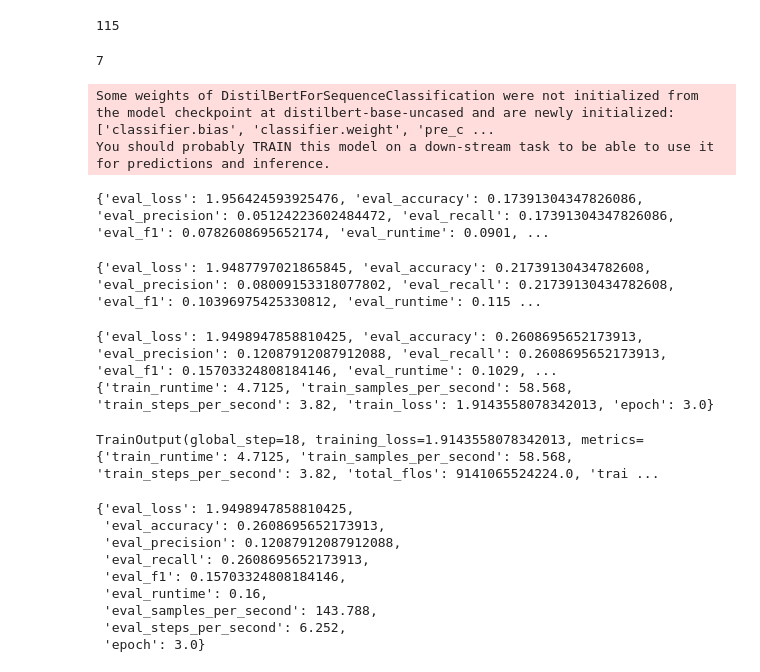
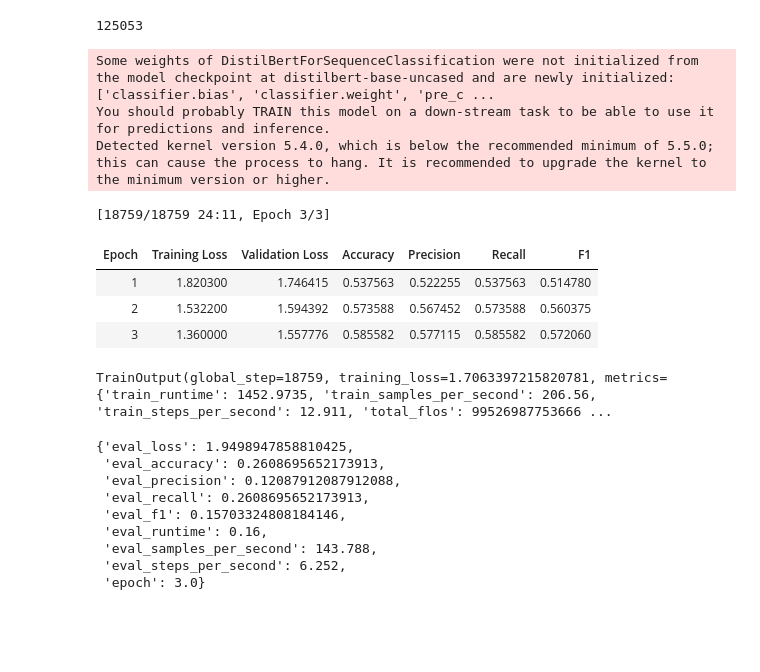
Before and after one commit to alessiogiovagnini/bug-triaging, a Jupyter notebook: testTraining.ipynb, the cells around one changed output. Saved outputs shown, nothing was run; the diff lists cells and outputs as text; code cells hidden in the pictures; blank space fills up the shorter version.

Commit message:
improved training and added label json

```diff
--- a/testTraining.ipynb
+++ b/testTraining.ipynb
@@ -101,8 +111,8 @@ model_name = 'distilbert-base-uncased'
 tokenizer = AutoTokenizer.from_pretrained(model_name)
 
 # Tokenize the input titles
-inputs = tokenizer(titles, padding=True, truncation=True, return_tensors='pt', max_length=128)
-# inputs = tokenizer(titles, padding=True, truncation=True, return_tensors='pt', max_length=128).to("cuda")
+# inputs = tokenizer(titles, padding=True, truncation=True, return_tensors='pt', max_length=128)
+inputs = tokenizer(titles, padding=True, truncation=True, return_tensors='pt', max_length=128).to("cuda")
 # %%
 from datasets import Dataset
 
@@ -117,10 +127,8 @@ dataset = Dataset.from_dict({
 train_test = dataset.train_test_split(test_size=0.2)
 train_dataset = train_test['train']
 test_dataset = train_test['test']
-
-len(labels)
 # %% [output]
-115
+125053
 # %%
 import evaluate
 import numpy as np
@@ -137,7 +145,7 @@ def compute_metrics(eval_pred):
     predictions = np.argmax(logits, axis=-1)
 
     accuracy = accuracy_metric.compute(predictions=predictions, references=labels)
-    precision = precision_metric.compute(predictions=predictions, references=labels, average='weighted')
+    precision = precision_metric.compute(predictions=predictions, references=labels, average='weighted', zero_division=0)
     recall = recall_metric.compute(predictions=predictions, references=labels, average='weighted')
     f1 = f1_metric.compute(predictions=predictions, references=labels, average='weighted')
 
@@ -147,44 +155,50 @@ def compute_metrics(eval_pred):
         'recall': recall['recall'],
         'f1': f1['f1'],
     }
-# %% [output]
-7
 # %%
-from transformers import AutoModelForSequenceClassification, Trainer, TrainingArguments
+from transformers import AutoModelForSequenceClassification, Trainer, TrainingArguments, EarlyStoppingCallback
 
 # Load the model
 model = AutoModelForSequenceClassification.from_pretrained(model_name, num_labels=len(label_encoder.classes_))
 
-# Define training arguments
+# Define training arguments with early stopping and final model saving
 training_args = TrainingArguments(
     output_dir='./results',
-    evaluation_strategy='epoch',
+    evaluation_strategy='epoch',  # Evaluate at the end of each epoch
     learning_rate=2e-5,
     per_device_train_batch_size=16,
     per_device_eval_batch_size=64,
     num_train_epochs=3,
     weight_decay=0.01,
+    save_strategy='epoch',  # Save at the end of each epoch
+    save_total_limit=1,  # Keep only the most recent model
+    load_best_model_at_end=True,  # Automatically load the best model at the end
+    metric_for_best_model='eval_loss',  # Use validation loss to select the best model
+    greater_is_better=False,  # Lower loss is better
 )
 
-# Create a Trainer
+# Create the Trainer instance
 trainer = Trainer(
     model=model,
     args=training_args,
     train_dataset=train_dataset,
     eval_dataset=test_dataset,
-    compute_metrics=compute_metrics
+    compute_metrics=compute_metrics,
+    callbacks=[EarlyStoppingCallback(early_stopping_patience=2)],  # Early stopping with patience
 )
 
 # Train the model
 trainer.train()
 # %% [output]
 Some weights of DistilBertForSequenceClassification were not initialized from the model checkpoint at distilbert-base-uncased and are newly initialized: ['classifier.bias', 'classifier.weight', 'pre_c ...
 You should probably TRAIN this model on a down-stream task to be able to use it for predictions and inference.
+Detected kernel version 5.4.0, which is below the recommended minimum of 5.5.0; this can cause the process to hang. It is recommended to upgrade the kernel to the minimum version or higher.
-{'eval_loss': 1.956424593925476, 'eval_accuracy': 0.17391304347826086, 'eval_precision': 0.05124223602484472, 'eval_recall': 0.17391304347826086, 'eval_f1': 0.0782608695652174, 'eval_runtime': 0.0901, ...
+[18759/18759 24:11, Epoch 3/3]
+| Epoch | Training Loss | Validation Loss | Accuracy | Precision | Recall | F1 |
+| 1 | 1.820300 | 1.746415 | 0.537563 | 0.522255 | 0.537563 | 0.514780 |
+| 2 | 1.532200 | 1.594392 | 0.573588 | 0.567452 | 0.573588 | 0.560375 |
+| 3 | 1.360000 | 1.557776 | 0.585582 | 0.577115 | 0.585582 | 0.572060 |
-{'eval_loss': 1.9487797021865845, 'eval_accuracy': 0.21739130434782608, 'eval_precision': 0.08009153318077802, 'eval_recall': 0.21739130434782608, 'eval_f1': 0.10396975425330812, 'eval_runtime': 0.115 ...
+TrainOutput(global_step=18759, training_loss=1.7063397215820781, metrics={'train_runtime': 1452.9735, 'train_samples_per_second': 206.56, 'train_steps_per_second': 12.911, 'total_flos': 99526987753666 ...
-{'eval_loss': 1.9498947858810425, 'eval_accuracy': 0.2608695652173913, 'eval_precision': 0.12087912087912088, 'eval_recall': 0.2608695652173913, 'eval_f1': 0.15703324808184146, 'eval_runtime': 0.1029, ...
-{'train_runtime': 4.7125, 'train_samples_per_second': 58.568, 'train_steps_per_second': 3.82, 'train_loss': 1.9143558078342013, 'epoch': 3.0}
-TrainOutput(global_step=18, training_loss=1.9143558078342013, metrics={'train_runtime': 4.7125, 'train_samples_per_second': 58.568, 'train_steps_per_second': 3.82, 'total_flos': 9141065524224.0, 'trai ...
 # %%
 trainer.evaluate()
 # %% [output]
```
Also changed, not shown: parts of 9 cells of this notebook, 1 other file.
